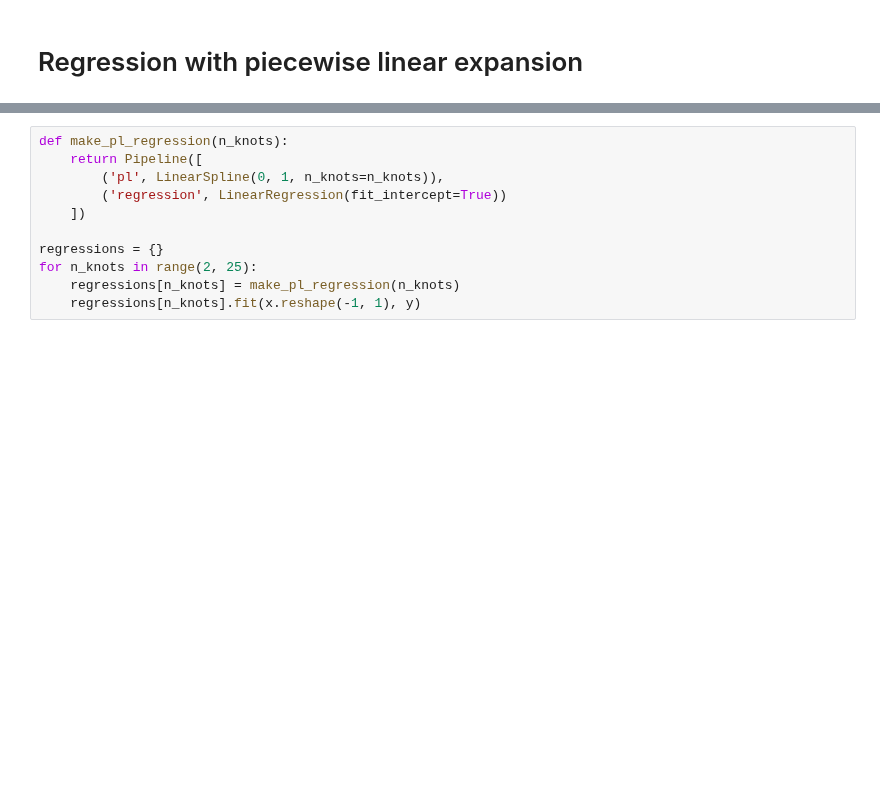
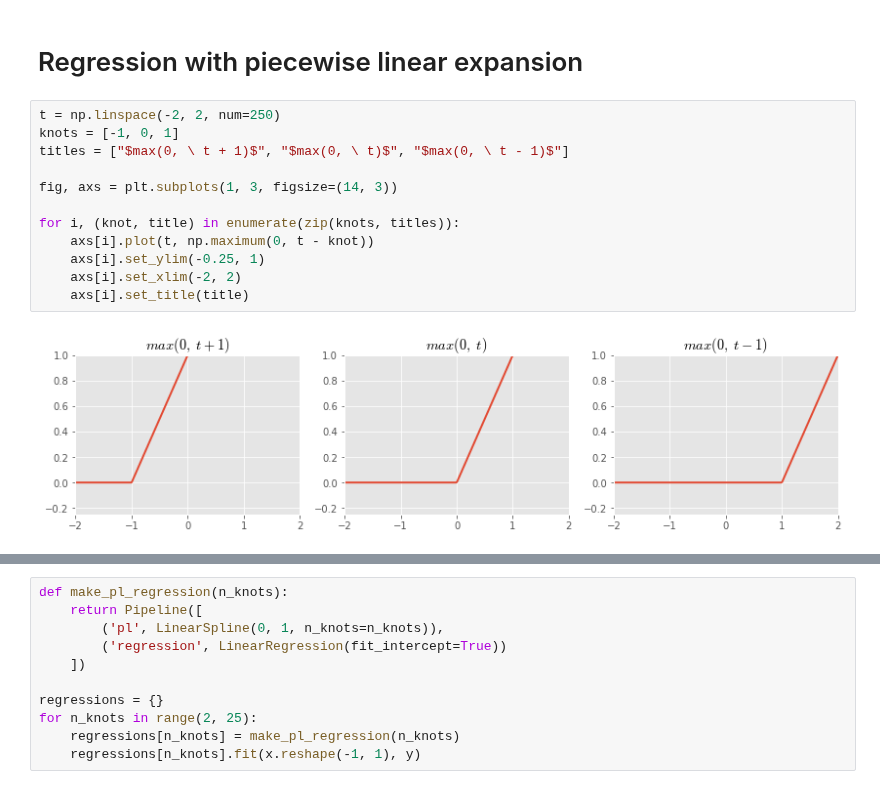
Before and after one commit to madrury/basis-expansions, a Jupyter notebook: basis-expansion-regressions.ipynb, the cells around one changed output, grey strips where cells are left out. Saved outputs shown, nothing was run; the diff lists cells and outputs as text; blank space fills up the shorter version.

```diff
--- a/basis-expansion-regressions.ipynb
+++ b/basis-expansion-regressions.ipynb
@@ -132,3 +132,17 @@ fig.tight_layout()
 [figure]
 # %% [markdown]
 # Regression with piecewise linear expansion
+# %%
+t = np.linspace(-2, 2, num=250)
+knots = [-1, 0, 1]
+titles = ["$max(0, \ t + 1)$", "$max(0, \ t)$", "$max(0, \ t - 1)$"]
+
+fig, axs = plt.subplots(1, 3, figsize=(14, 3))
+
+for i, (knot, title) in enumerate(zip(knots, titles)):
+    axs[i].plot(t, np.maximum(0, t - knot))
+    axs[i].set_ylim(-0.25, 1)
+    axs[i].set_xlim(-2, 2)
+    axs[i].set_title(title)
+# %% [output]
+[figure, added]
```
Also changed, not shown: parts of 1 cell of this notebook.
